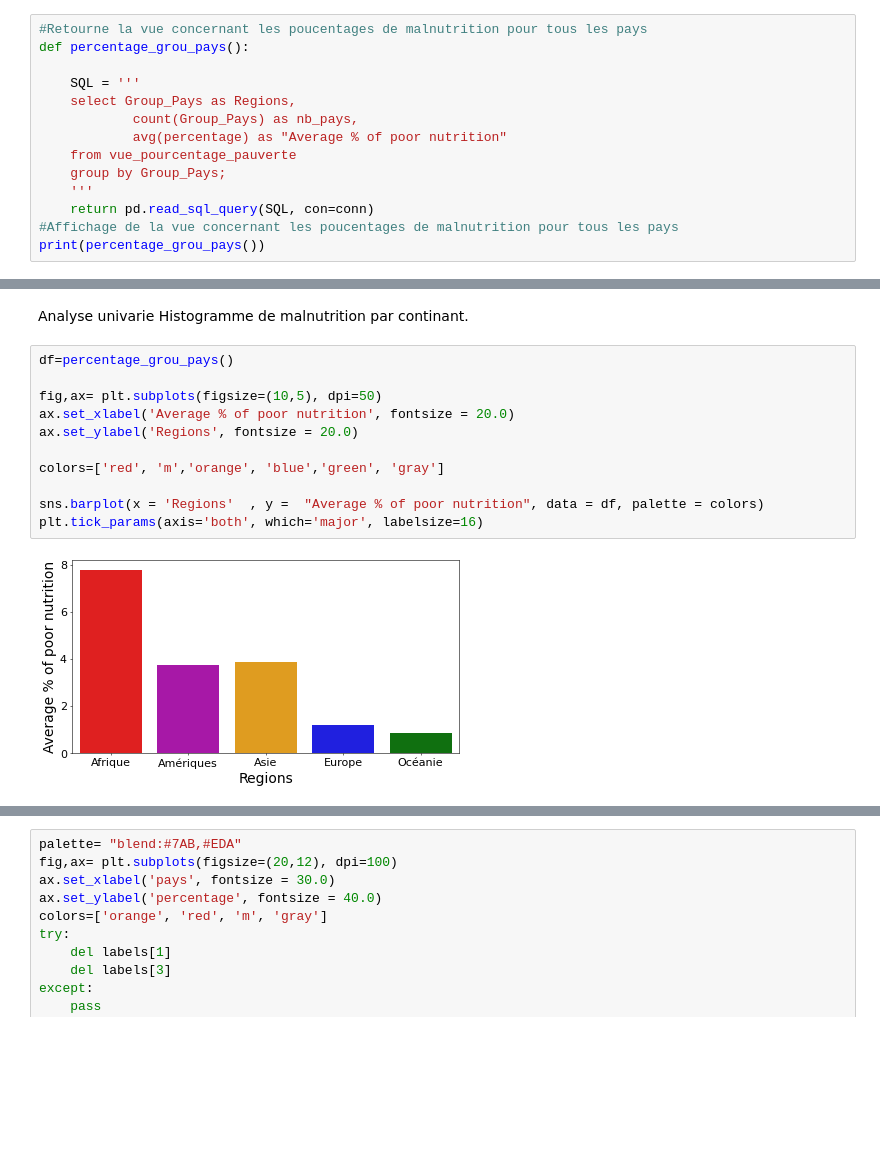
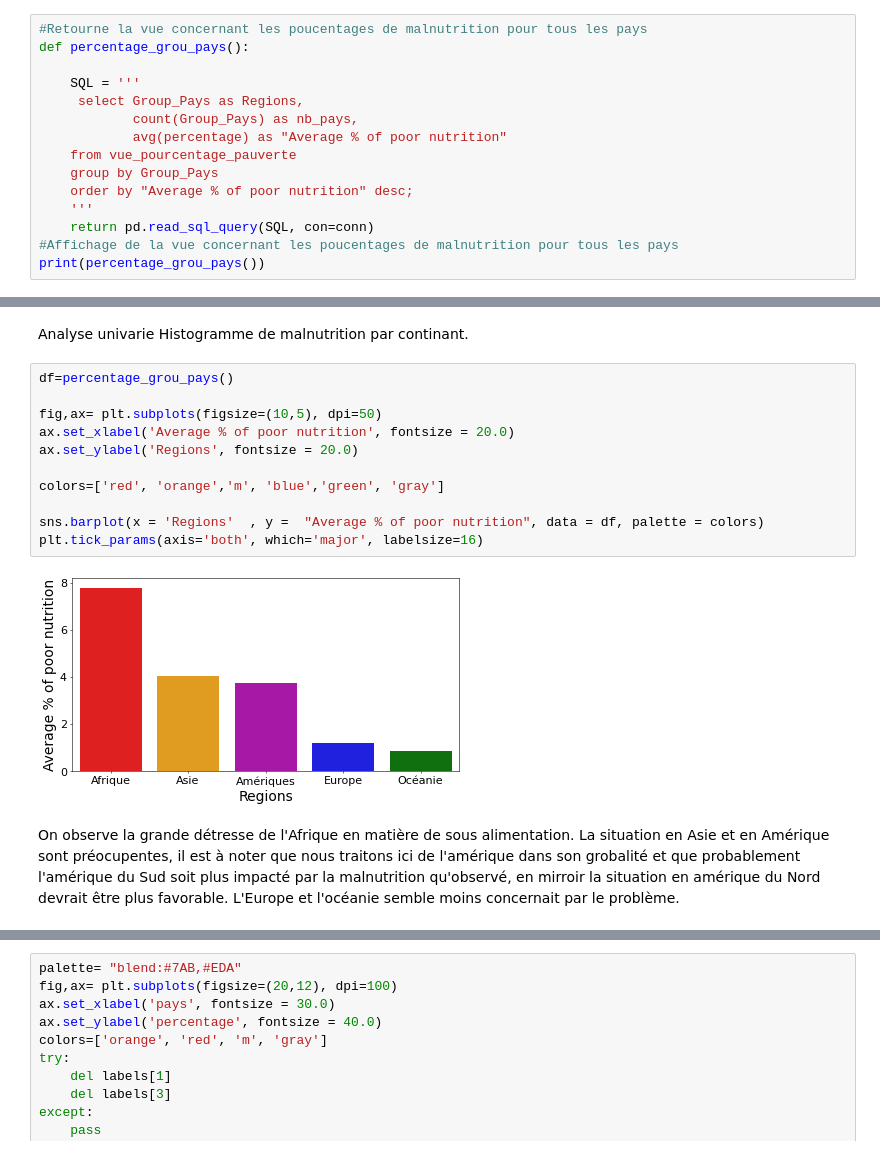
Before and after one commit to arscg/FAO_Manu_Asmae, a Jupyter notebook: NoteBook.ipynb, the cells around one changed output, grey strips where cells are left out. Drawn from its saved outputs; the diff is of its cells as text; blank space fills up the shorter version.

```diff
--- a/NoteBook.ipynb
+++ b/NoteBook.ipynb
@@ -148,11 +148,12 @@ print(percentage())
 def percentage_grou_pays():
 
     SQL = '''
-    select Group_Pays as Regions,
+     select Group_Pays as Regions,
             count(Group_Pays) as nb_pays,
             avg(percentage) as "Average % of poor nutrition"
     from vue_pourcentage_pauverte
-    group by Group_Pays;
+    group by Group_Pays
+    order by "Average % of poor nutrition" desc;
     '''
     return pd.read_sql_query(SQL, con=conn)
 #Affichage de la vue concernant les poucentages de malnutrition pour tous les pays
@@ -186,16 +188,18 @@ Histogramme de malnutrition par continant.
 # %%
 df=percentage_grou_pays()
 
 fig,ax= plt.subplots(figsize=(10,5), dpi=50)
 ax.set_xlabel('Average % of poor nutrition', fontsize = 20.0)
 ax.set_ylabel('Regions', fontsize = 20.0)
 
-colors=['red', 'm','orange', 'blue','green', 'gray']
+colors=['red', 'orange','m', 'blue','green', 'gray']
 
 sns.barplot(x = 'Regions'  , y =  "Average % of poor nutrition", data = df, palette = colors)
 plt.tick_params(axis='both', which='major', labelsize=16)
 # %% [output]
-[figure, old version]
+[figure, new version]
+# %% [markdown]
+On observe la grande détresse de l'Afrique en matière de sous alimentation. La situation en Asie et en Amérique sont préocupentes, il est à noter que nous traitons ici de l'amérique dans son grobalité et que probablement l'amérique du Sud soit plus impacté par la malnutrition qu'observé, en mirroir la situation en amérique du Nord devrait être plus favorable. L'Europe et l'océanie semble moins concernait par le problème.
 # %%
 df=percentage()
 df_grp_pays=list_group_pays()
```
Also changed, not shown: parts of 27 cells of this notebook.
